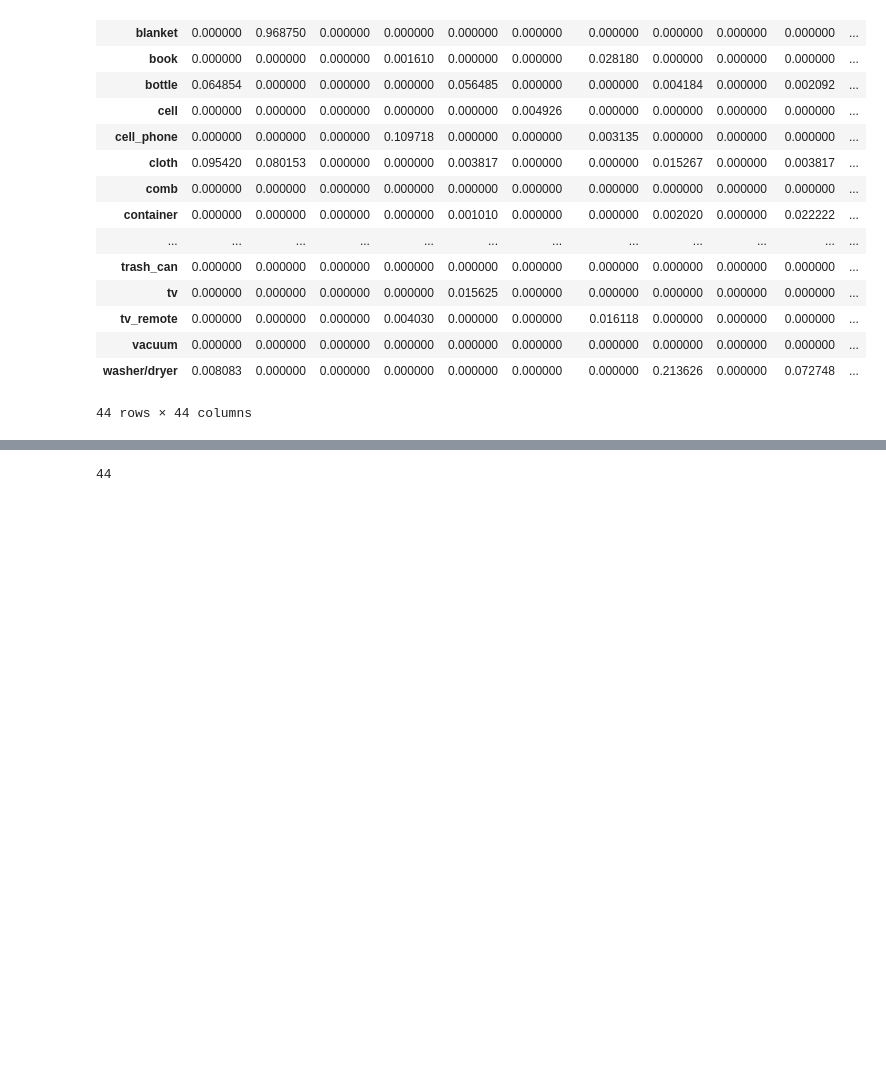
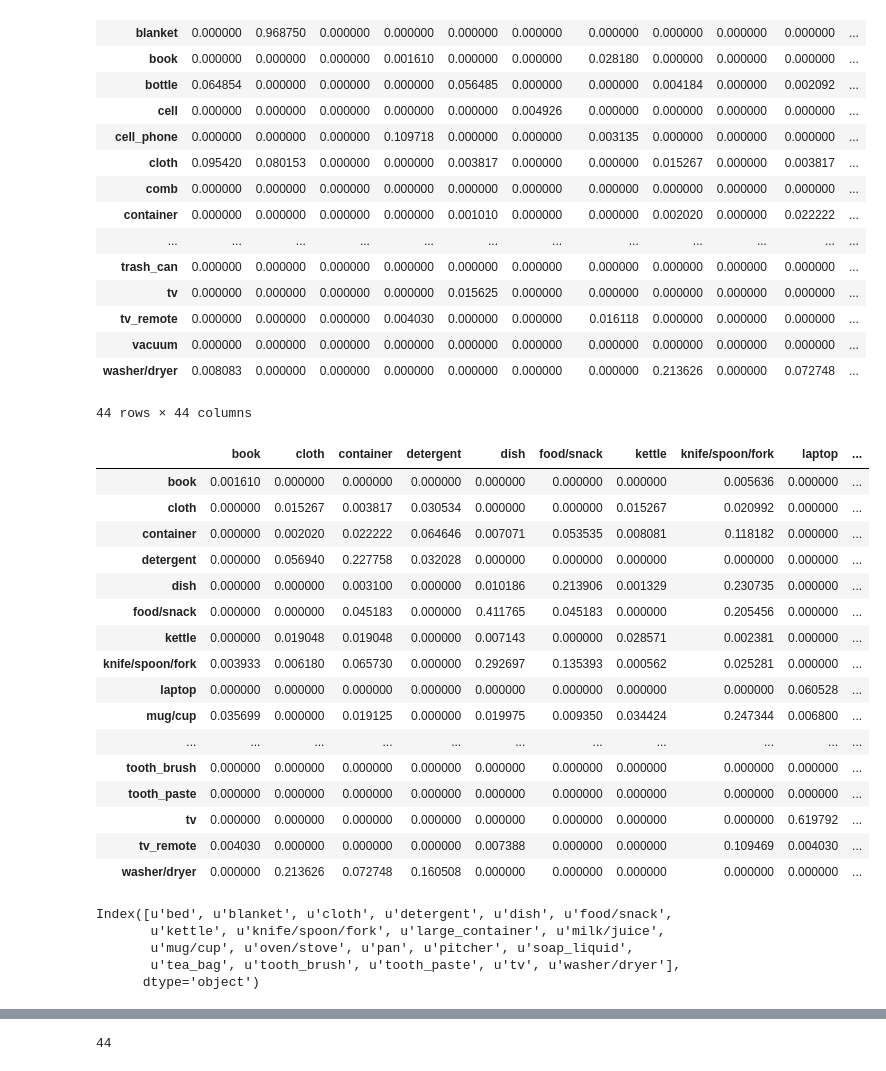
Before and after one commit to dakatapetrov/caffe, a Jupyter notebook: examples/adl_co-occurrence.ipynb, the cells around one changed output, grey strips where cells are left out. Cells and saved outputs as stored; diff of their text form; code cells hidden in the pictures; blank space fills up the shorter version.

```diff
--- a/examples/adl_co-occurrence.ipynb
+++ b/examples/adl_co-occurrence.ipynb
@@ -119,3 +117,5 @@ See the caveats in the documentation: http://pandas.pydata.org/pandas-docs/stabl
+# %%
+df = pd.read_csv(''.join([data_path, 'present_objects.csv']), index_col=0)
 # %%
 self_cooc = pd.get_dummies(df.object_label).groupby(df.frame_number).apply(sum)
 self_cooc = self_cooc[self_cooc >= 2].count()
@@ -188,3 +236,36 @@ probability.to_csv(''.join([data_path, 'adl-coocc-prob.csv']))
+# %%
+best_probability = best_cooc.div(category_count.ix[best_rows]['object_label'], axis='index')
+best_probability.to_csv(''.join([data_path, 'adl-coocc-prob-top20.csv']))
+best_probability
+# %% [output]
+|  | book | cloth | container | detergent | dish | food/snack | kettle | knife/spoon/fork | laptop | ... |
+| book | 0.001610 | 0.000000 | 0.000000 | 0.000000 | 0.000000 | 0.000000 | 0.000000 | 0.005636 | 0.000000 | ... |
+| cloth | 0.000000 | 0.015267 | 0.003817 | 0.030534 | 0.000000 | 0.000000 | 0.015267 | 0.020992 | 0.000000 | ... |
+| container | 0.000000 | 0.002020 | 0.022222 | 0.064646 | 0.007071 | 0.053535 | 0.008081 | 0.118182 | 0.000000 | ... |
+| detergent | 0.000000 | 0.056940 | 0.227758 | 0.032028 | 0.000000 | 0.000000 | 0.000000 | 0.000000 | 0.000000 | ... |
+| dish | 0.000000 | 0.000000 | 0.003100 | 0.000000 | 0.010186 | 0.213906 | 0.001329 | 0.230735 | 0.000000 | ... |
+| food/snack | 0.000000 | 0.000000 | 0.045183 | 0.000000 | 0.411765 | 0.045183 | 0.000000 | 0.205456 | 0.000000 | ... |
+| kettle | 0.000000 | 0.019048 | 0.019048 | 0.000000 | 0.007143 | 0.000000 | 0.028571 | 0.002381 | 0.000000 | ... |
+| knife/spoon/fork | 0.003933 | 0.006180 | 0.065730 | 0.000000 | 0.292697 | 0.135393 | 0.000562 | 0.025281 | 0.000000 | ... |
+| laptop | 0.000000 | 0.000000 | 0.000000 | 0.000000 | 0.000000 | 0.000000 | 0.000000 | 0.000000 | 0.060528 | ... |
+| mug/cup | 0.035699 | 0.000000 | 0.019125 | 0.000000 | 0.019975 | 0.009350 | 0.034424 | 0.247344 | 0.006800 | ... |
+| ... | ... | ... | ... | ... | ... | ... | ... | ... | ... | ... |
+| tooth_brush | 0.000000 | 0.000000 | 0.000000 | 0.000000 | 0.000000 | 0.000000 | 0.000000 | 0.000000 | 0.000000 | ... |
+| tooth_paste | 0.000000 | 0.000000 | 0.000000 | 0.000000 | 0.000000 | 0.000000 | 0.000000 | 0.000000 | 0.000000 | ... |
+| tv | 0.000000 | 0.000000 | 0.000000 | 0.000000 | 0.000000 | 0.000000 | 0.000000 | 0.000000 | 0.619792 | ... |
+| tv_remote | 0.004030 | 0.000000 | 0.000000 | 0.000000 | 0.007388 | 0.000000 | 0.000000 | 0.109469 | 0.004030 | ... |
+| washer/dryer | 0.000000 | 0.213626 | 0.072748 | 0.160508 | 0.000000 | 0.000000 | 0.000000 | 0.000000 | 0.000000 | ... |
+# %%
+best_pr2 = probability[(probability > 0.2).any(axis=1)]
+best_rows_pr = best_pr2.index.values
+best_pr2 = best_pr2[best_rows_pr].dropna()
+best_pr2.columns
+# %% [output]
+Index([u'bed', u'blanket', u'cloth', u'detergent', u'dish', u'food/snack',
+       u'kettle', u'knife/spoon/fork', u'large_container', u'milk/juice',
+       u'mug/cup', u'oven/stove', u'pan', u'pitcher', u'soap_liquid',
+       u'tea_bag', u'tooth_brush', u'tooth_paste', u'tv', u'washer/dryer'],
+      dtype='object')
 # %%
 draw_simple(probability)
 draw_plot(probability)
```
Also changed, not shown: parts of 6 cells of this notebook, 1 other file.
